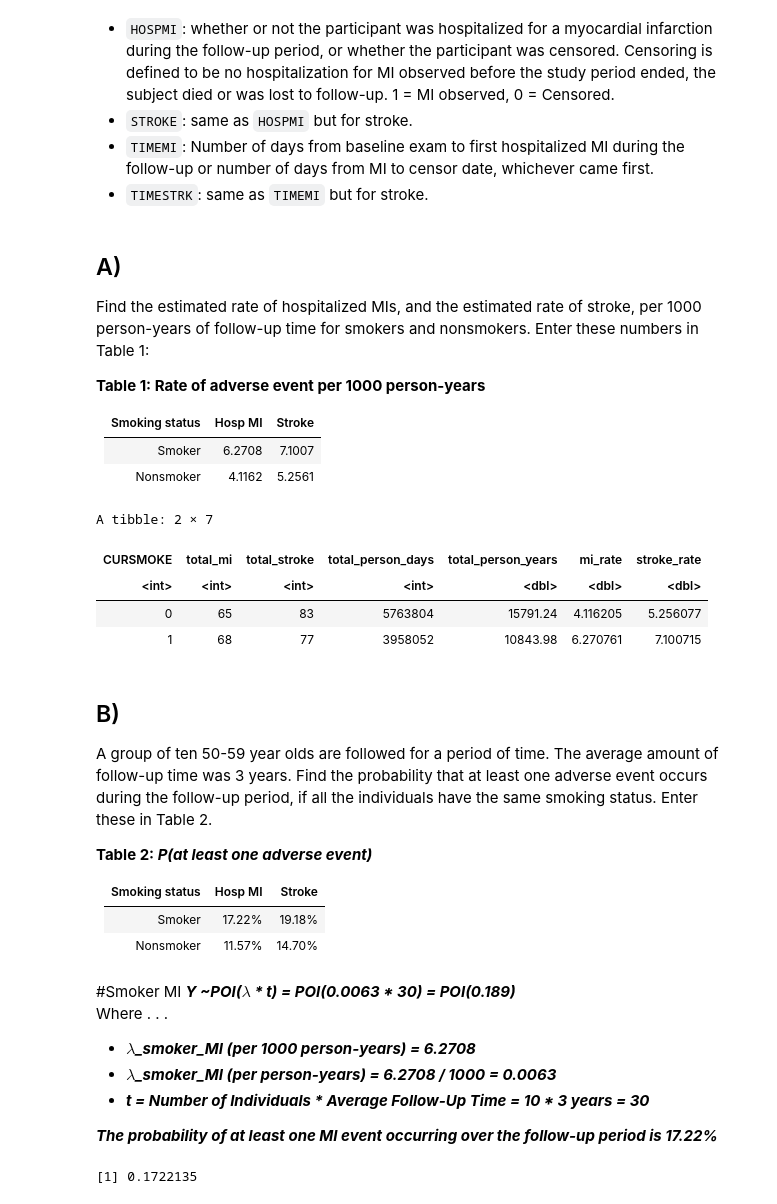
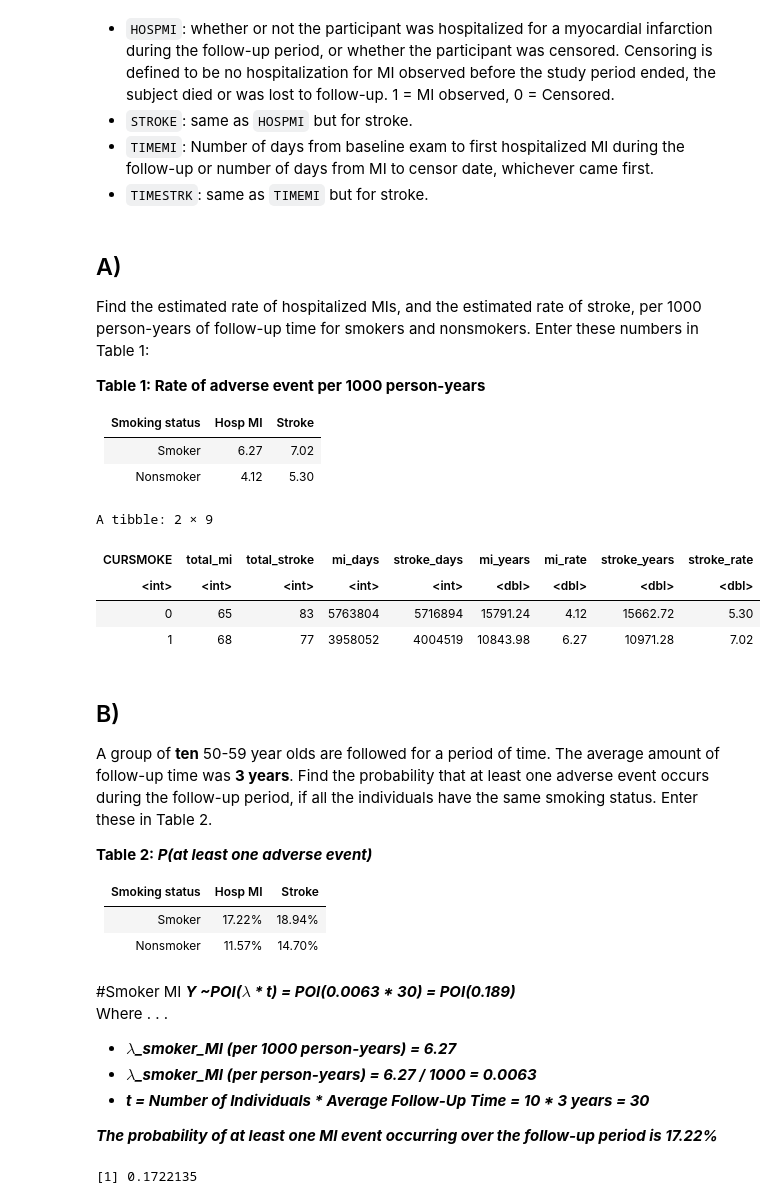
Before and after one commit to ShoSato-047/STAT380, a Jupyter notebook: ShoSato_HW2_(2025)_probability_models.ipynb, the cells around one changed output. Drawn from its saved outputs; the diff is of its cells as text; code cells hidden in the pictures.

```diff
--- a/ShoSato_HW2_(2025)_probability_models.ipynb
+++ b/ShoSato_HW2_(2025)_probability_models.ipynb
@@ -620,44 +620,46 @@ Find the estimated rate of hospitalized MIs, and the estimated rate of stroke, p
 
 Smoking status | Hosp MI | Stroke |
 --- | --- | --- |
-Smoker | 6.2708 | 7.1007 |
-Nonsmoker | 4.1162 | 5.2561 |
+Smoker | 6.27 | 7.02 |
+Nonsmoker | 4.12 | 5.30 |
 # %%
 (framingham
   %>% group_by(CURSMOKE)
   %>% summarize(total_mi = sum(HOSPMI),
                 total_stroke = sum(STROKE),
-                total_person_days = sum(TIMEMI)
+                mi_days = sum(TIMEMI),
+                stroke_days = sum(TIMESTRK)
                 )
-  %>% mutate(total_person_years = total_person_days/365,
-             mi_rate = (total_mi / total_person_years) * 1000,
-             stroke_rate = (total_stroke / total_person_years) * 1000
+  %>% mutate(mi_years = mi_days/365,
+             mi_rate = round((total_mi / mi_years) * 1000, 2),
+             stroke_years = stroke_days/365,
+             stroke_rate = round((total_stroke / stroke_years) * 1000, 2)
              )
 )
 # %% [output]
-A tibble: 2 × 7
+A tibble: 2 × 9
-| CURSMOKE | total_mi | total_stroke | total_person_days | total_person_years | mi_rate | stroke_rate |
-| <int> | <int> | <int> | <int> | <dbl> | <dbl> | <dbl> |
-| 0 | 65 | 83 | 5763804 | 15791.24 | 4.116205 | 5.256077 |
-| 1 | 68 | 77 | 3958052 | 10843.98 | 6.270761 | 7.100715 |
+| CURSMOKE | total_mi | total_stroke | mi_days | stroke_days | mi_years | mi_rate | stroke_years | stroke_rate |
+| <int> | <int> | <int> | <int> | <int> | <dbl> | <dbl> | <dbl> | <dbl> |
+| 0 | 65 | 83 | 5763804 | 5716894 | 15791.24 | 4.12 | 15662.72 | 5.30 |
+| 1 | 68 | 77 | 3958052 | 4004519 | 10843.98 | 6.27 | 10971.28 | 7.02 |
 # %% [markdown]
 ## B)
 
-A group of ten 50-59 year olds are followed for a period of time. The average amount of follow-up time was 3 years. Find the probability that at least one adverse event occurs during the follow-up period, if all the individuals have the same smoking status. Enter these in Table 2.
+A group of **ten** 50-59 year olds are followed for a period of time. The average amount of follow-up time was **3 years**. Find the probability that at least one adverse event occurs during the follow-up period, if all the individuals have the same smoking status. Enter these in Table 2.
 
 **Table 2: *P(at least one adverse event)***
 
 Smoking status | Hosp MI | Stroke |
 --- | --- | --- |
-Smoker | 17.22% | 19.18% |
+Smoker | 17.22% | 18.94% |
 Nonsmoker | 11.57% | 14.70% |
 # %% [markdown]
 #Smoker MI
 ***Y ~POI($\lambda$ * t) = POI(0.0063 * 30) = POI(0.189)***
 <br>
 Where . . .
-  - ***$\lambda$_smoker_MI (per 1000 person-years) = 6.2708***
-  - ***$\lambda$_smoker_MI (per person-years) = 6.2708 / 1000 = 0.0063***
+  - ***$\lambda$_smoker_MI (per 1000 person-years) = 6.27***
+  - ***$\lambda$_smoker_MI (per person-years) = 6.27 / 1000 = 0.0063***
   - ***t = Number of Individuals * Average Follow-Up Time = 10 * 3 years = 30***
 
 ***The probability of at least one MI event occurring over the follow-up period is 17.22%***
```
Also changed, not shown: parts of 23 cells of this notebook.
